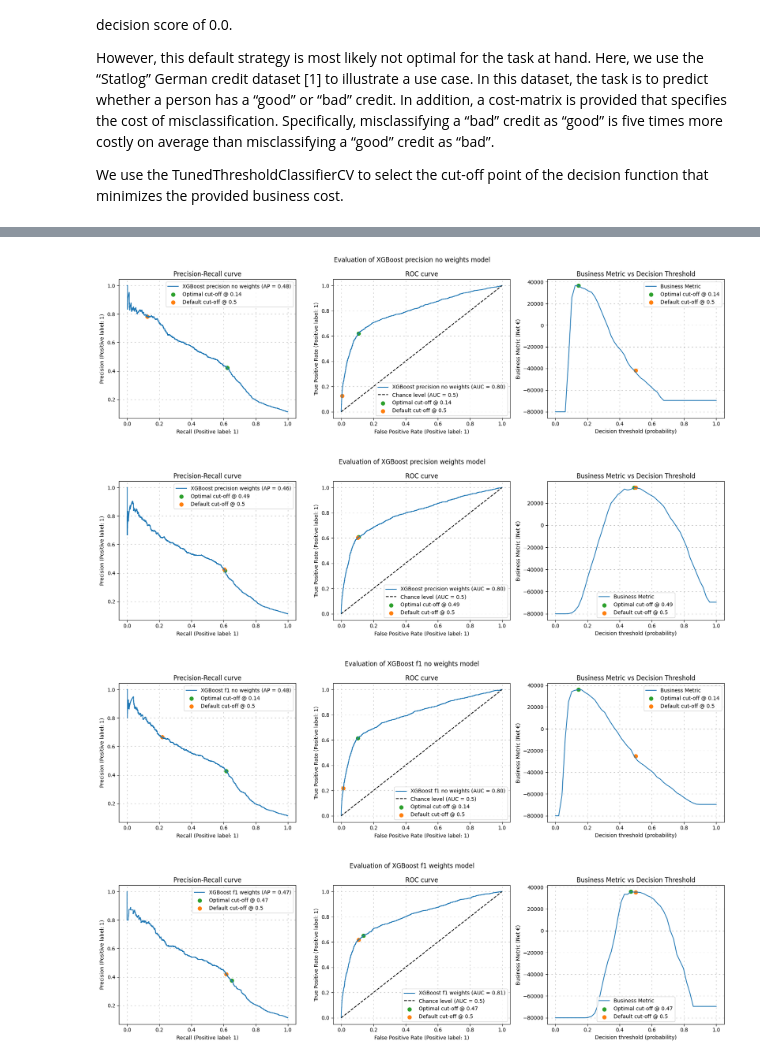
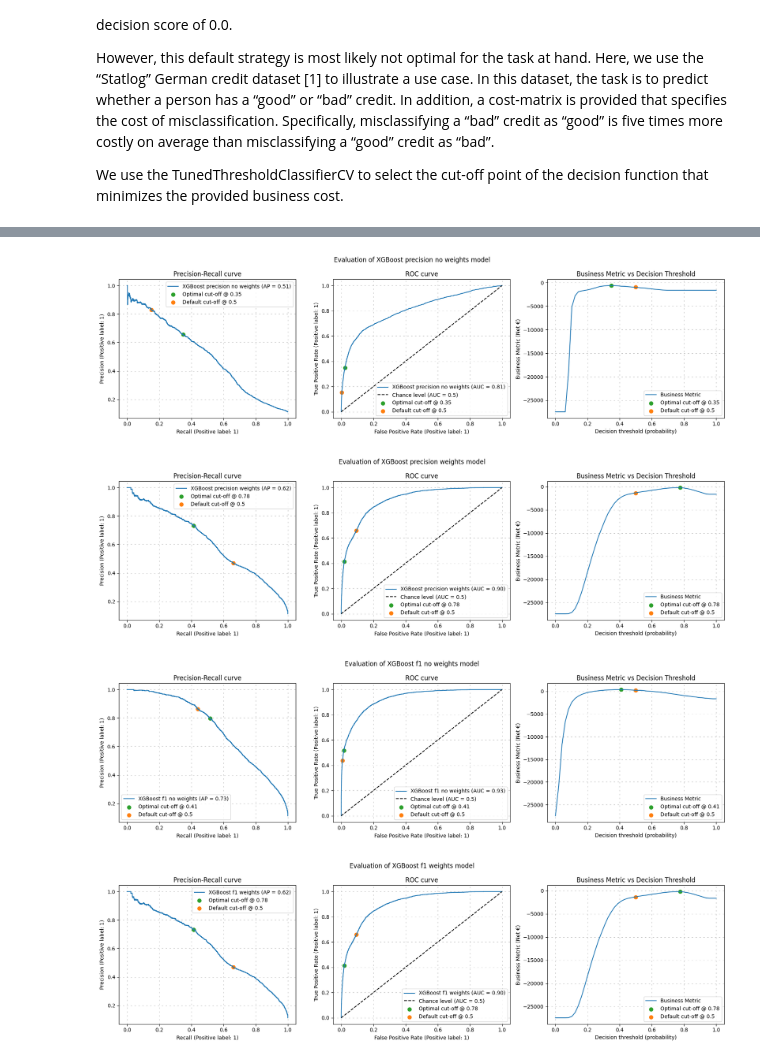
Before and after one commit to SarcasticMatrix/ml-python, a Jupyter notebook: models/model1.ipynb, the cells around one changed output, grey strips where cells are left out. Drawn from its saved outputs; the diff is of its cells as text; code cells hidden in the pictures.

Commit message:
Some plots + optimal threshold

```diff
--- a/models/model1.ipynb
+++ b/models/model1.ipynb
@@ -557,7 +562,7 @@ However, this default strategy is most likely not optimal for the task at hand.
 
 We use the TunedThresholdClassifierCV to select the cut-off point of the decision function that minimizes the provided business cost.
 # %%
-def business_metric(y_true, y_pred, benefit=100, cost=20, missed_opportunity=50):
+def business_metric(y_true, y_pred, benefit=1000, cost=1000, missed_opportunity=500):
     """
     Métrique personnalisée basée sur les bénéfices et coûts.
 
@@ -588,52 +593,67 @@ def business_metric(y_true, y_pred, benefit=100, cost=20, missed_opportunity=50)
     net_value = (tp * benefit) - (fp * cost) - (fn * missed_opportunity)
     return net_value
 
-# Fonction pour calculer business_metric à un seuil donné
-def calculate_business_metric(model, X_test, y_test, thresholds):
-    scores = []
-    for threshold in thresholds:
-        y_pred = (model.predict_proba(X_test)[:, 1] >= threshold).astype(int)
-        score = business_metric(y_test, y_pred)
-        scores.append(score)
-    return scores
+cost = 1.2
+missed_opportunity = 0.5
+def calculate_business_metric(model, X_test, y_test, thresholds, benefit=1, cost=cost, missed_opportunity=missed_opportunity):
+   scores = []
+   for threshold in thresholds:
+      y_pred = (model.predict_proba(X_test)[:, 1] >= threshold).astype(int)
+      score = business_metric(y_test, y_pred, benefit=benefit, cost=cost, missed_opportunity=missed_opportunity)
+      scores.append(score)
+   return scores
 # %%
 import numpy as np
 import matplotlib.pyplot as plt
 from sklearn.metrics import PrecisionRecallDisplay, RocCurveDisplay
 
-def calculate_business_metric(model, X_test, y_test, thresholds, benefit=100, cost=20, missed_opportunity=50):
-    scores = []
-    for threshold in thresholds:
-        y_pred = (model.predict_proba(X_test)[:, 1] >= threshold).astype(int)
-        score = business_metric(y_test, y_pred, benefit=benefit, cost=cost, missed_opportunity=missed_opportunity)
-        scores.append(score)
-    return scores
+optimal_thresholds = {}
+metric_method = 'business metric' # or 'from model name'
 
 for name, model in classifiers.items():
-    y_pred_proba = model.predict_proba(X_test)[:, 1]
+    y_pred_proba = model.predict_proba(X_train)[:, 1]
     thresholds = np.linspace(0.0, 1.0, 50)
 
+    if "f1" in name:
+        metric_optimized = "f1"
+    elif "precision" in name:
+        metric_optimized = 'precision'
+
     # Calcul de la business metric et de l'optimal threshold
-    business_scores = calculate_business_metric(model, X_test, y_test, thresholds)
-    optimal_idx = np.argmax(business_scores)
-    optimal_threshold = thresholds[optimal_idx]
+    business_scores = calculate_business_metric(model, X_train, y_train, thresholds)
 
     # Seuil par défaut
     default_threshold = 0.5
-    default_precision = metrics.precision_score(y_test, (y_pred_proba >= default_threshold).astype(int))
-    default_recall = metrics.recall_score(y_test, (y_pred_proba >= default_threshold).astype(int))
+    default_precision = metrics.precision_score(y_train, (y_pred_proba >= default_threshold).astype(int))
+    default_recall = metrics.recall_score(y_train, (y_pred_proba >= default_threshold).astype(int))
+
+    # Sélectionne le threshold optimal qui maximise la métrique en question
+    if metric_method == 'from model name':
+        if metric_optimized == 'f1':
+            optimal_idx = np.argmax([metrics.f1_score(y_train, (y_pred_proba >= t).astype(int), zero_division=0) for t in thresholds])
+        elif metric_optimized == 'precision':
+            optimal_idx = np.argmax([metrics.precision_score(y_train, (y_pred_proba >= t).astype(int), zero_division=0) for t in thresholds])
+        else:
+            raise ValueError(f"Unsupported metric optimized: {metric_optimized}")
+    elif metric_method == 'business metric':
+        optimal_idx = np.argmax(business_scores)
+    else:
+        raise ValueError(f"Unsupported metric method: {metric_method}")
+    optimal_threshold = thresholds[optimal_idx]
+    optimal_thresholds[name] = optimal_threshold
+
 
     # Création des graphiques
     fig, axs = plt.subplots(nrows=1, ncols=3, figsize=(17, 5))
 
     # Precision-Recall curve
     PrecisionRecallDisplay.from_estimator(
-        model, X_test, y_test, ax=axs[0], name=name
+        model, X_train, y_train, ax=axs[0], name=name
     )
     # Point optimal
     axs[0].scatter(
-        recall := metrics.recall_score(y_test, (y_pred_proba >= optimal_threshold).astype(int)),
-        precision := metrics.precision_score(y_test, (y_pred_proba >= optimal_threshold).astype(int)),
+        recall := metrics.recall_score(y_train, (y_pred_proba >= optimal_threshold).astype(int)),
+        precision := metrics.precision_score(y_train, (y_pred_proba >= optimal_threshold).astype(int)),
         color="tab:green",
         s=50,
         label=f"Optimal cut-off @ {optimal_threshold:.2f}",
@@ -652,13 +672,13 @@ for name, model in classifiers.items():
     # ROC curve
     RocCurveDisplay.from_estimator(
         model,
-        X_test,
-        y_test,
+        X_train,
+        y_train,
         ax=axs[1],
         name=name,
         plot_chance_level=True,
     )
-    fpr, tpr, roc_thresholds = metrics.roc_curve(y_test, y_pred_proba)
+    fpr, tpr, roc_thresholds = metrics.roc_curve(y_train, y_pred_proba)
     optimal_fpr = fpr[np.abs(roc_thresholds - optimal_threshold).argmin()]
     optimal_tpr = tpr[np.abs(roc_thresholds - optimal_threshold).argmin()]
     default_fpr = fpr[np.abs(roc_thresholds - default_threshold).argmin()]
@@ -724,4 +744,4 @@ for name, model in classifiers.items():
-[figure, old version]
+[figure, new version]
-[figure, old version]
+[figure, new version]
-[figure, old version]
+[figure, new version]
-[figure, old version]
+[figure, new version]
```
Also changed, not shown: parts of 23 cells of this notebook.
